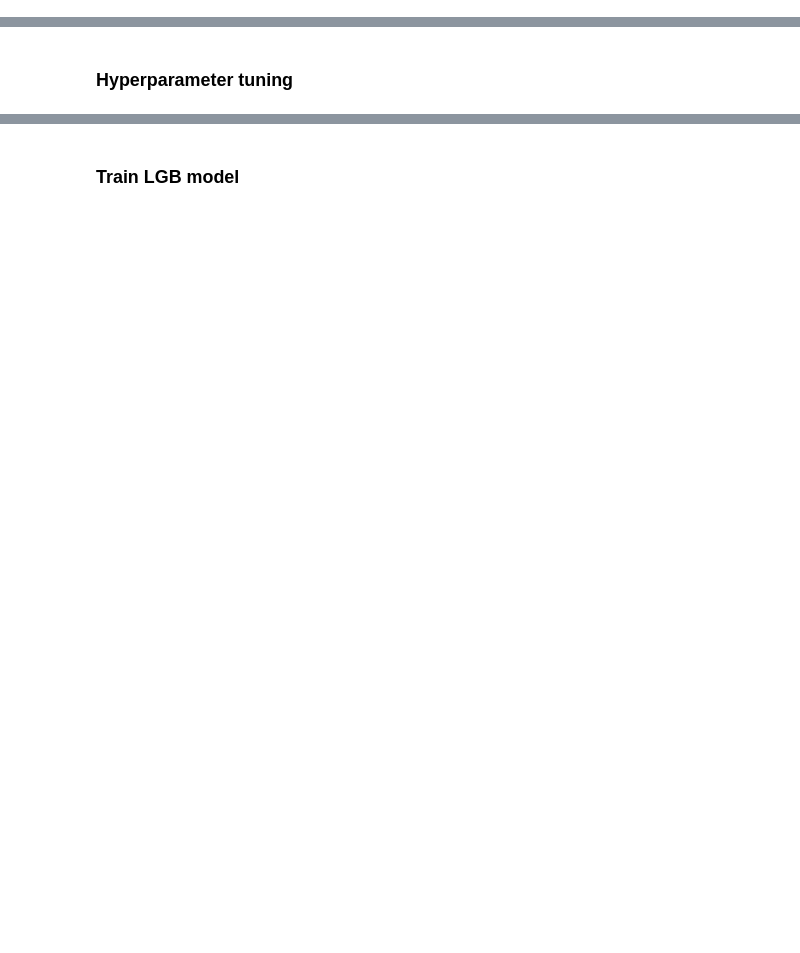
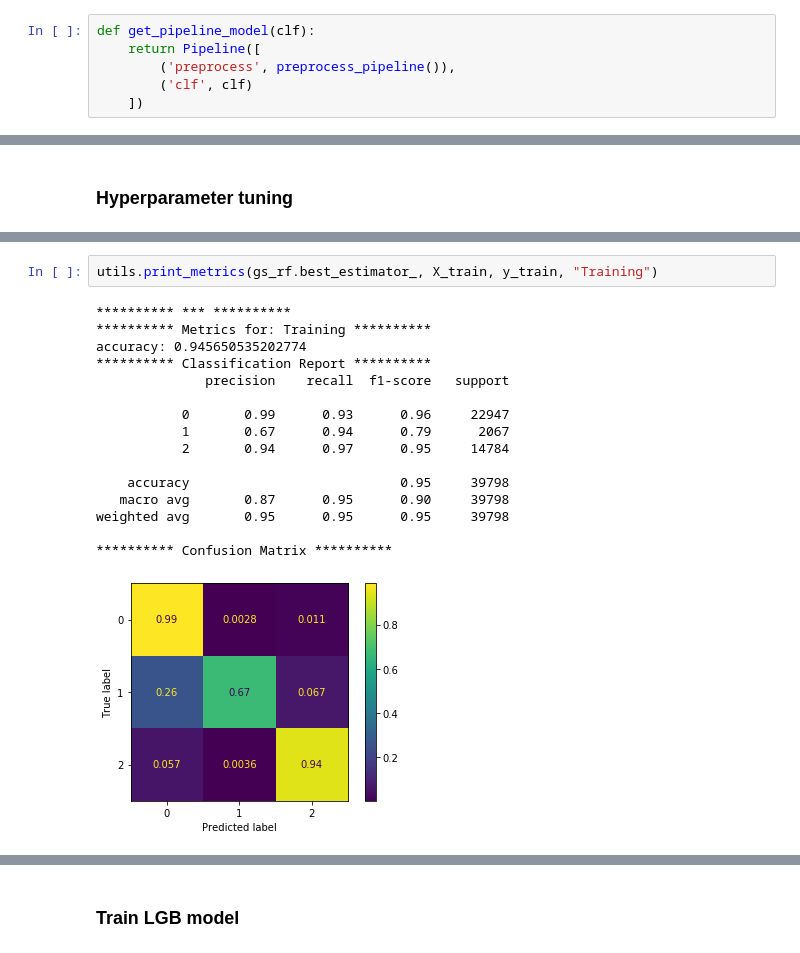
Before and after one commit to JonathanLoscalzo/pump-it-up_data-mining-the-water, a Jupyter notebook: pumpitup/notebooks/01-model_train.ipynb, the cells around one changed output, grey strips where cells are left out. Cells and saved outputs as stored; diff of their text form; blank space fills up the shorter version.

```diff
--- a/pumpitup/notebooks/01-model_train.ipynb
+++ b/pumpitup/notebooks/01-model_train.ipynb
@@ -105,0 +134,6 @@ feature_pipeline = FeatureUnion(
+# %%
+def get_pipeline_model(clf):
+    return Pipeline([
+        ('preprocess', preprocess_pipeline()),
+        ('clf', clf)
+    ])
@@ -126,0 +288,19 @@ datatest_prepro = fp_all.transform(datatest)
+# %%
+utils.print_metrics(gs_rf.best_estimator_, X_train, y_train, "Training")
+# %% [output]
+********** *** **********
+********** Metrics for: Training **********
+accuracy: 0.945650535202774
+********** Classification Report **********
+              precision    recall  f1-score   support
+
+           0       0.99      0.93      0.96     22947
+           1       0.67      0.94      0.79      2067
+           2       0.94      0.97      0.95     14784
+
+    accuracy                           0.95     39798
+   macro avg       0.87      0.95      0.90     39798
+weighted avg       0.95      0.95      0.95     39798
+
+********** Confusion Matrix **********
+[figure, added]
```
Also changed, not shown: parts of 68 cells of this notebook, 4 other files.
